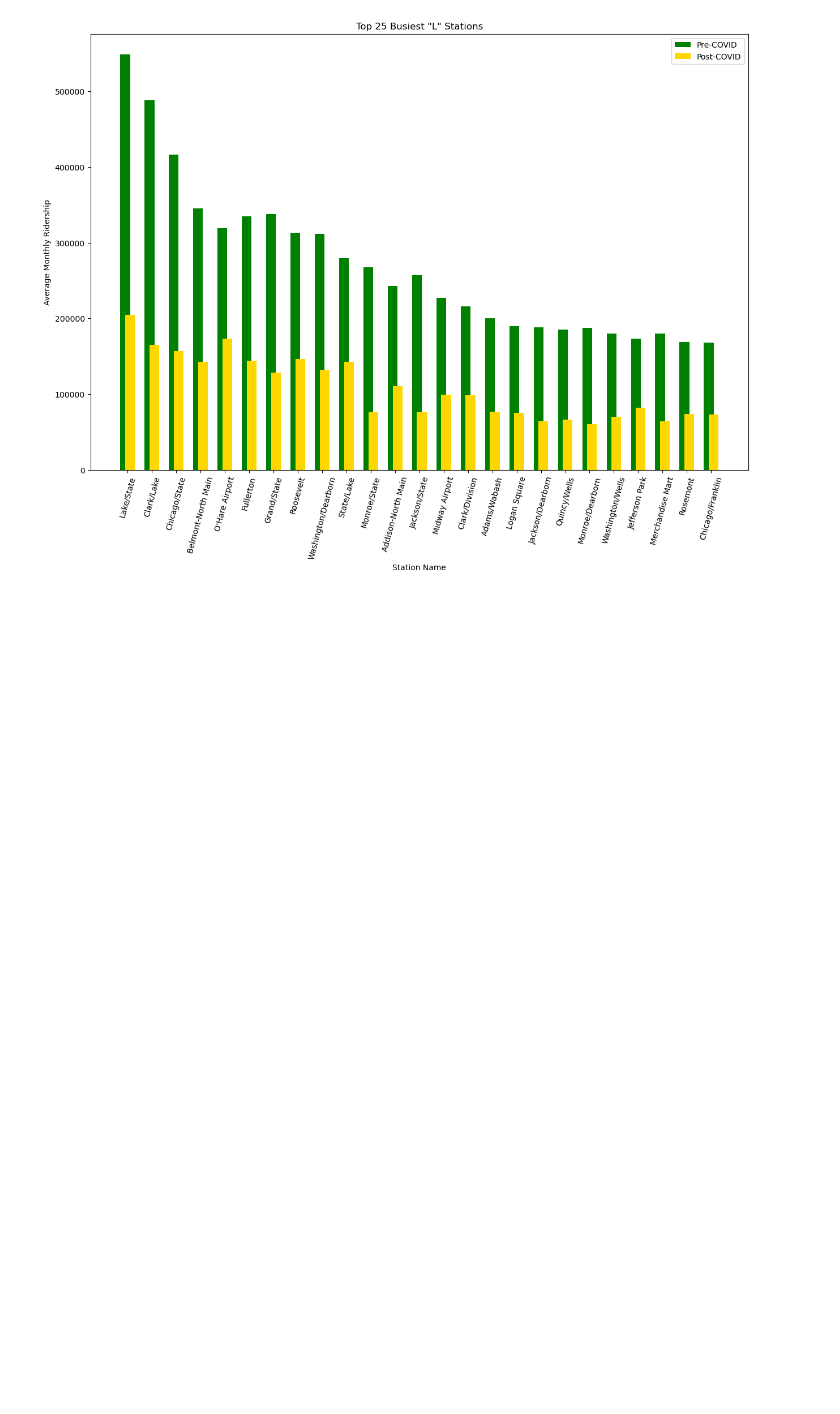
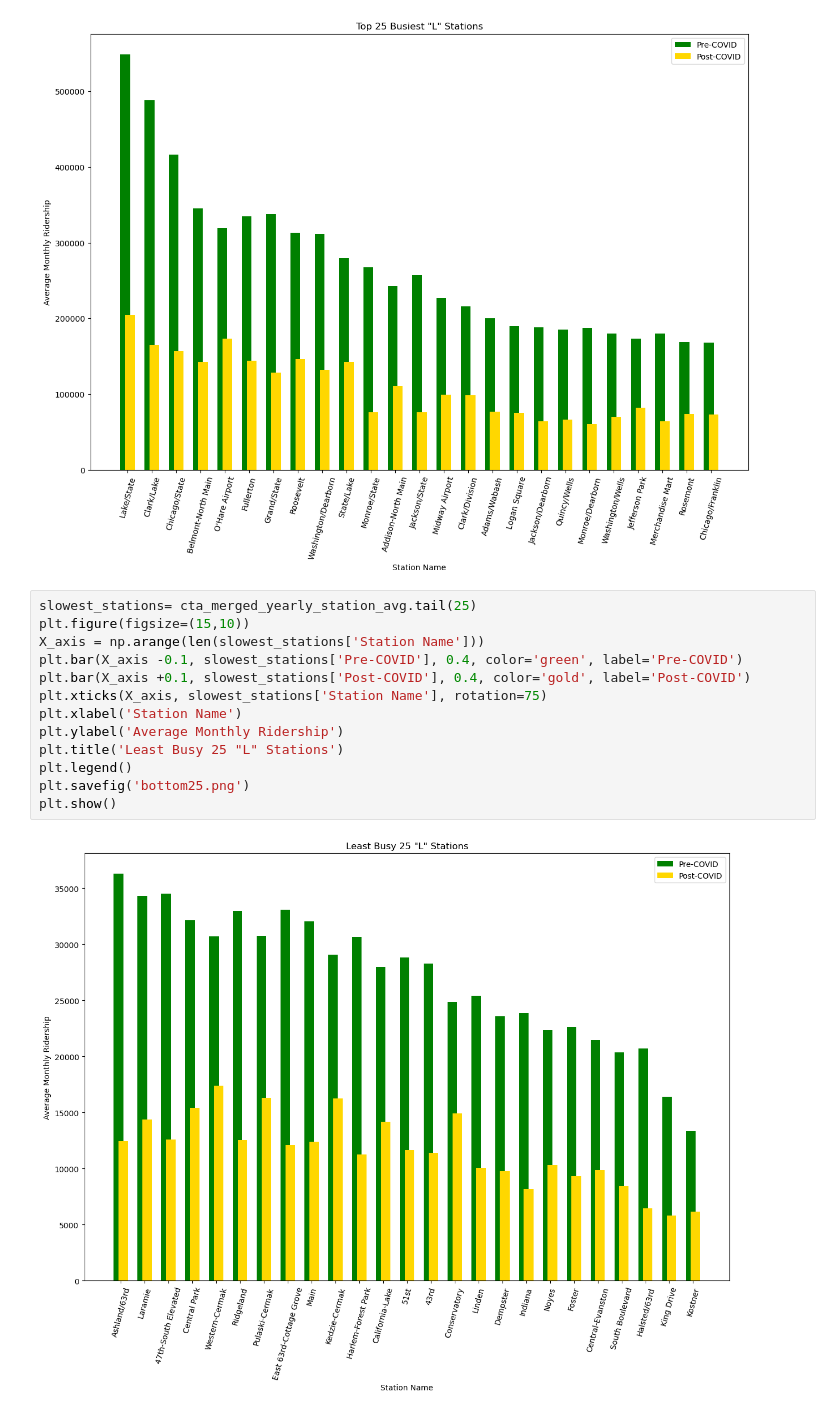
Before and after one commit to ayaF-PI/project-1, a Jupyter notebook: CTA_Ridership_L_Train.ipynb, the cells around one changed output. Cells and saved outputs as stored; diff of their text form; blank space fills up the shorter version.

Commit message:
Added additional graph

```diff
--- a/CTA_Ridership_L_Train.ipynb
+++ b/CTA_Ridership_L_Train.ipynb
@@ -394,3 +394,18 @@ plt.savefig('top25.png')
 plt.show()
 # %% [output]
 [figure]
+# %%
+slowest_stations= cta_merged_yearly_station_avg.tail(25)
+plt.figure(figsize=(15,10))
+X_axis = np.arange(len(slowest_stations['Station Name']))
+plt.bar(X_axis -0.1, slowest_stations['Pre-COVID'], 0.4, color='green', label='Pre-COVID')
+plt.bar(X_axis +0.1, slowest_stations['Post-COVID'], 0.4, color='gold', label='Post-COVID')
+plt.xticks(X_axis, slowest_stations['Station Name'], rotation=75)
+plt.xlabel('Station Name')
+plt.ylabel('Average Monthly Ridership')
+plt.title('Least Busy 25 "L" Stations')
+plt.legend()
+plt.savefig('bottom25.png')
+plt.show()
+# %% [output]
+[figure, added]
```
Also changed, not shown: 1 other file.
